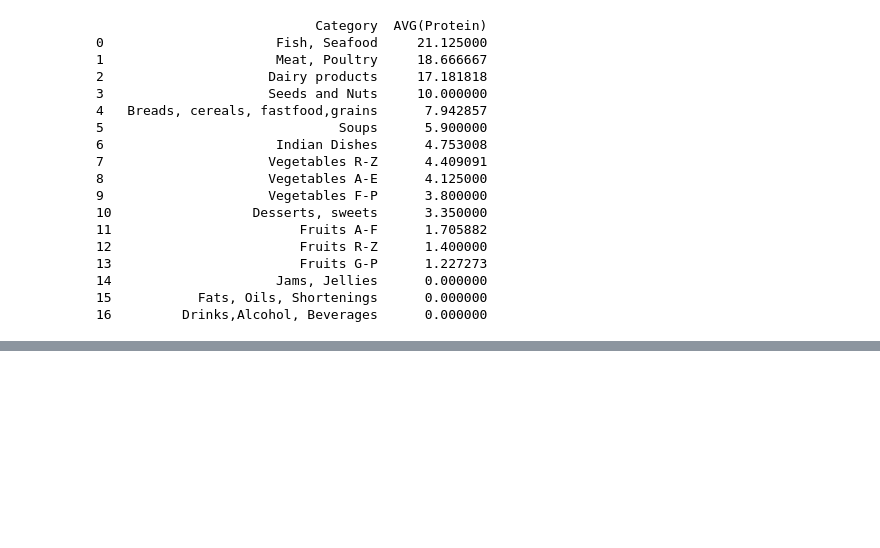
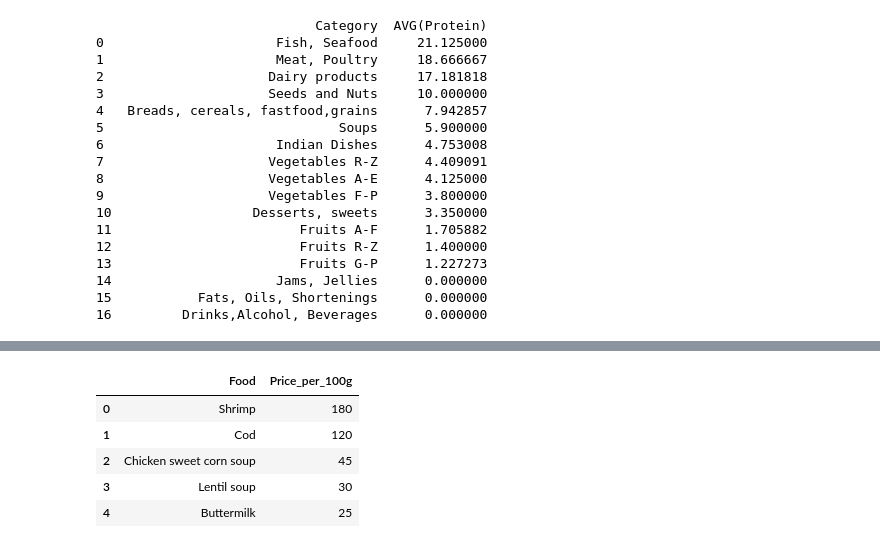
Before and after one commit to hrushikesh-pawar/nutrition-macro-predictor, a Jupyter notebook: nutrition.ipynb, the cells around one changed output, grey strips where cells are left out. Saved outputs shown, nothing was run; the diff lists cells and outputs as text; code cells hidden in the pictures; blank space fills up the shorter version.

```diff
--- a/nutrition.ipynb
+++ b/nutrition.ipynb
@@ -920,0 +987,9 @@ Individual ranking — tells you which specific foods are exceptional.
+# %%
+pd.read_sql_query("SELECT * FROM prices", conn)
+# %% [output]
+|  | Food | Price_per_100g |
+| 0 | Shrimp | 180 |
+| 1 | Cod | 120 |
+| 2 | Chicken sweet corn soup | 45 |
+| 3 | Lentil soup | 30 |
+| 4 | Buttermilk | 25 |
```
Also changed, not shown: parts of 9 cells of this notebook.
